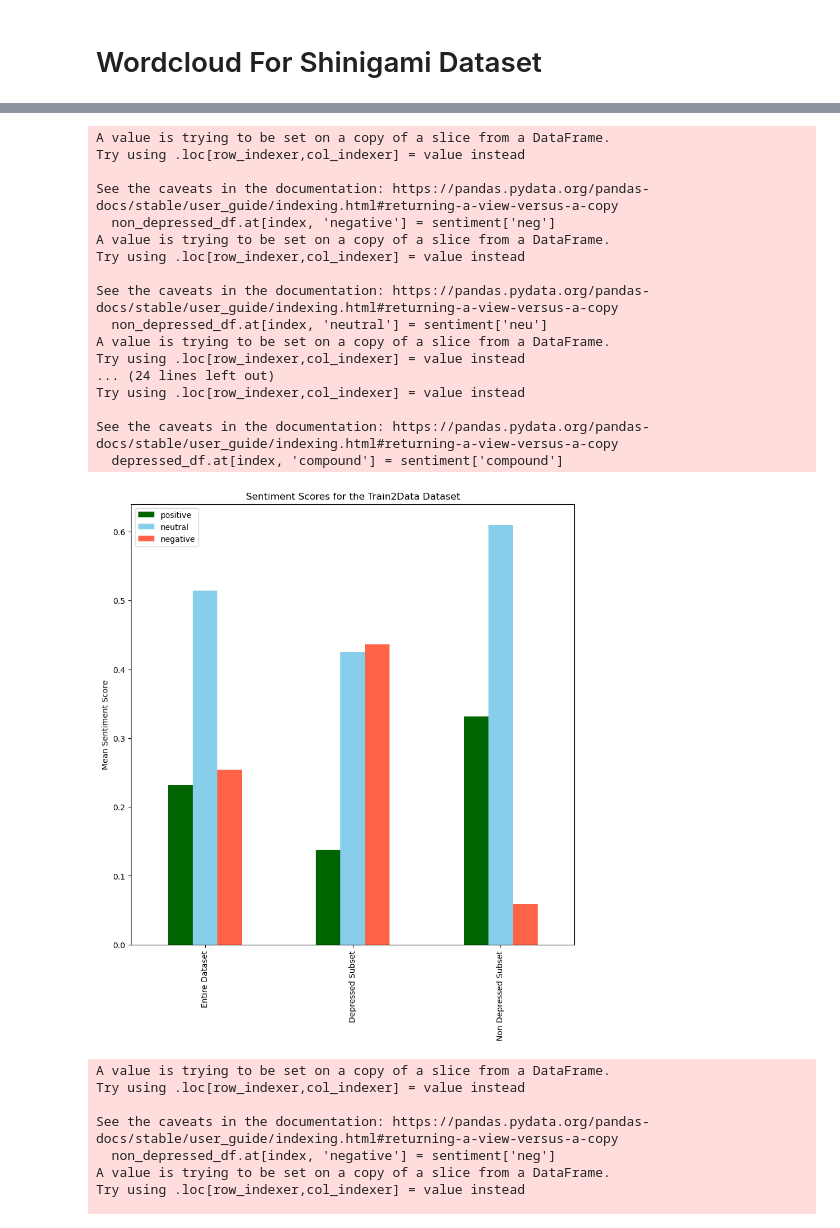
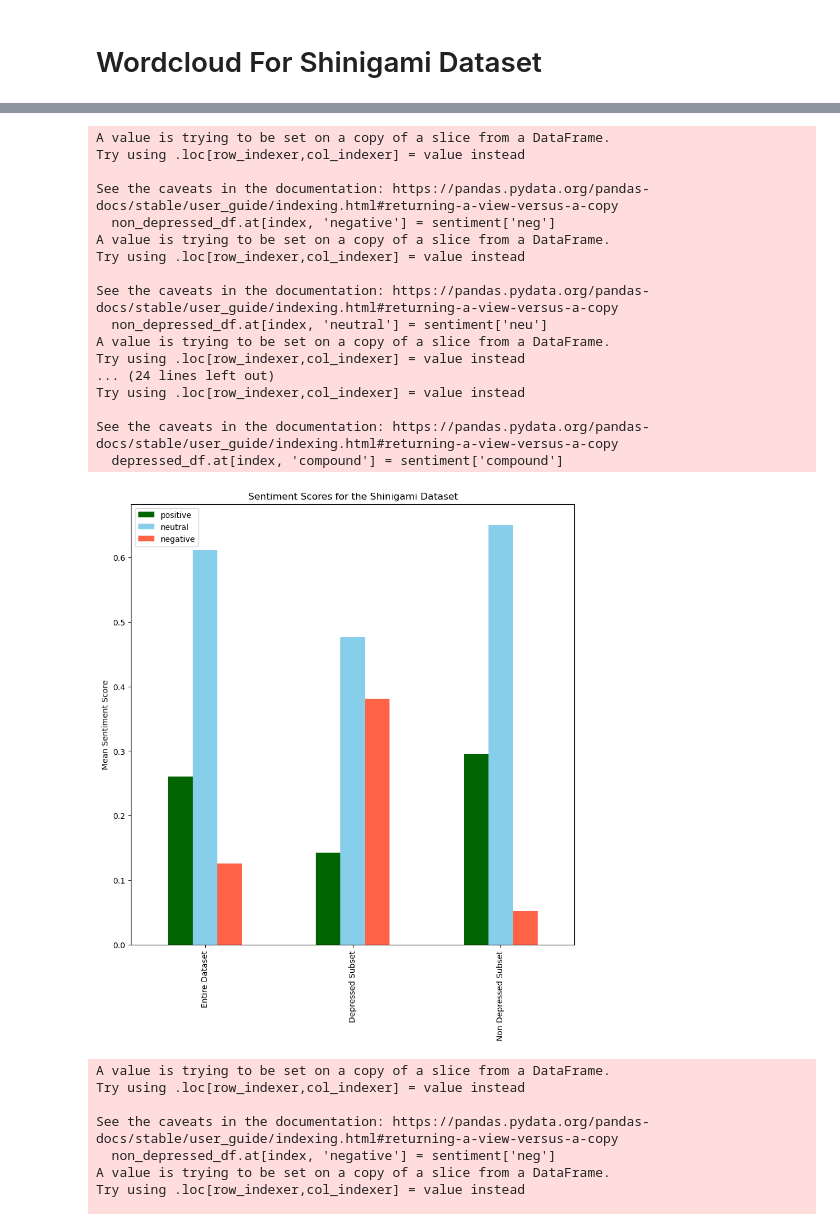
Before and after one commit to Jamie-n/Masters-Group-Project, a Jupyter notebook: shinigami_eda.ipynb, the cells around one changed output, grey strips where cells are left out. Drawn from its saved outputs; the diff is of its cells as text; code cells hidden in the pictures.

```diff
--- a/shinigami_eda.ipynb
+++ b/shinigami_eda.ipynb
@@ -38,10 +46,21 @@ df = pd.read_csv("./datasets/shinigami.csv", encoding="utf-8", sep=',')
 
 df.rename(columns={'message to examine': 'text', 'label (depression result)': 'label'}, inplace=True)
 
-def remove_misc(s):
-    return s.replace(['amp', 'quot', '.', '..', 'tt', 'í', 'ì', 'u', 'Emoji', 'ly', 'ow', 'v', 'ift', 'ë', 'https'], '')
+
+import re
 
 #Remove stopwords from the dataset
-df['text'] = df['text'].apply(lambda x: ' '.join([word for word in x.split() if word not in (stop)]))
-df['text'] = df['text'].apply(remove_misc)
+df['text'] = df['text'].apply(lambda x: ' '.join([word for word in x.split() if word not in stop]))
+
+# Remove links
+df['text'] = df['text'].apply(lambda x: re.sub(r'''(?i)\b((?:https?://|www\d{0,3}[.]|[a-z0-9.\-]+[.][a-z]{2,4}/)(?:[^\s()<>]+|\(([^\s()<>]+|(\([^\s()<>]+\)))*\))+(?:\(([^\s()<>]+|(\([^\s()<>]+\)))*\)|[^\s`!()\[\]{};:'".,<>?«»“”‘’]))''', " ", x))
+
+# Remove twitter handles
+df['text'] = df['text'].apply(lambda x : re.sub('@[^\s]+','',x))
+
+# Remove Non A-Z or 0-9 characters
+df['text'] = df['text'].apply(lambda x : re.sub('[^\sa-zA-Z0-9]+','',x))
+
+
+display(df)
 # %% [output]
@@ -134,36 +161,36 @@ for index, row in all_data.iterrows():
 # Get average scores for the non-depressed dataset
 all_data_negative_mean = all_data.loc[:, 'negative'].mean()
 all_data_neutral_mean = all_data.loc[:, 'neutral'].mean()
 all_data_positive_mean = all_data.loc[:, 'positive'].mean()
 all_data_compound_mean = all_data.loc[:, 'compound'].mean()
 
 
 d = {'positive': [all_data_positive_mean,depressed_positive_mean, non_depressed_positive_mean],'neutral': [all_data_neutral_mean,depressed_neutral_mean, non_depressed_neutral_mean],'negative': [all_data_negative_mean,depressed_negative_mean, non_depressed_negative_mean],  'compound': [all_data_compound_mean, depressed_compound_mean, non_depressed_compound_mean]}
 
 dataset_averages_df = pd.DataFrame(data=d, index=['Entire Dataset', 'Depressed Subset', 'Non Depressed Subset'])
 
 ax = dataset_averages_df.plot.bar(y=['positive', 'neutral', 'negative'], figsize=[10,10], color = ['darkgreen', 'skyblue', 'tomato'])
-ax.set_ylabel("Mean Sentiment Score");
-ax.set_title('Sentiment Scores for the Train2Data Dataset');
+ax.set_ylabel("Mean Sentiment Score")
+ax.set_title('Sentiment Scores for the Shinigami Dataset');
 # %% [output]
 A value is trying to be set on a copy of a slice from a DataFrame.
 Try using .loc[row_indexer,col_indexer] = value instead
 
 See the caveats in the documentation: https://pandas.pydata.org/pandas-docs/stable/user_guide/indexing.html#returning-a-view-versus-a-copy
   non_depressed_df.at[index, 'negative'] = sentiment['neg']
 A value is trying to be set on a copy of a slice from a DataFrame.
 Try using .loc[row_indexer,col_indexer] = value instead
 
 See the caveats in the documentation: https://pandas.pydata.org/pandas-docs/stable/user_guide/indexing.html#returning-a-view-versus-a-copy
   non_depressed_df.at[index, 'neutral'] = sentiment['neu']
 A value is trying to be set on a copy of a slice from a DataFrame.
 Try using .loc[row_indexer,col_indexer] = value instead
 ... (24 lines left out)
 Try using .loc[row_indexer,col_indexer] = value instead
 
 See the caveats in the documentation: https://pandas.pydata.org/pandas-docs/stable/user_guide/indexing.html#returning-a-view-versus-a-copy
   depressed_df.at[index, 'compound'] = sentiment['compound']
-[figure, old version]
+[figure, new version]
 # %%
 stop = stopwords.words('english')
 
```
Also changed, not shown: parts of 7 cells of this notebook, 7 other files.
